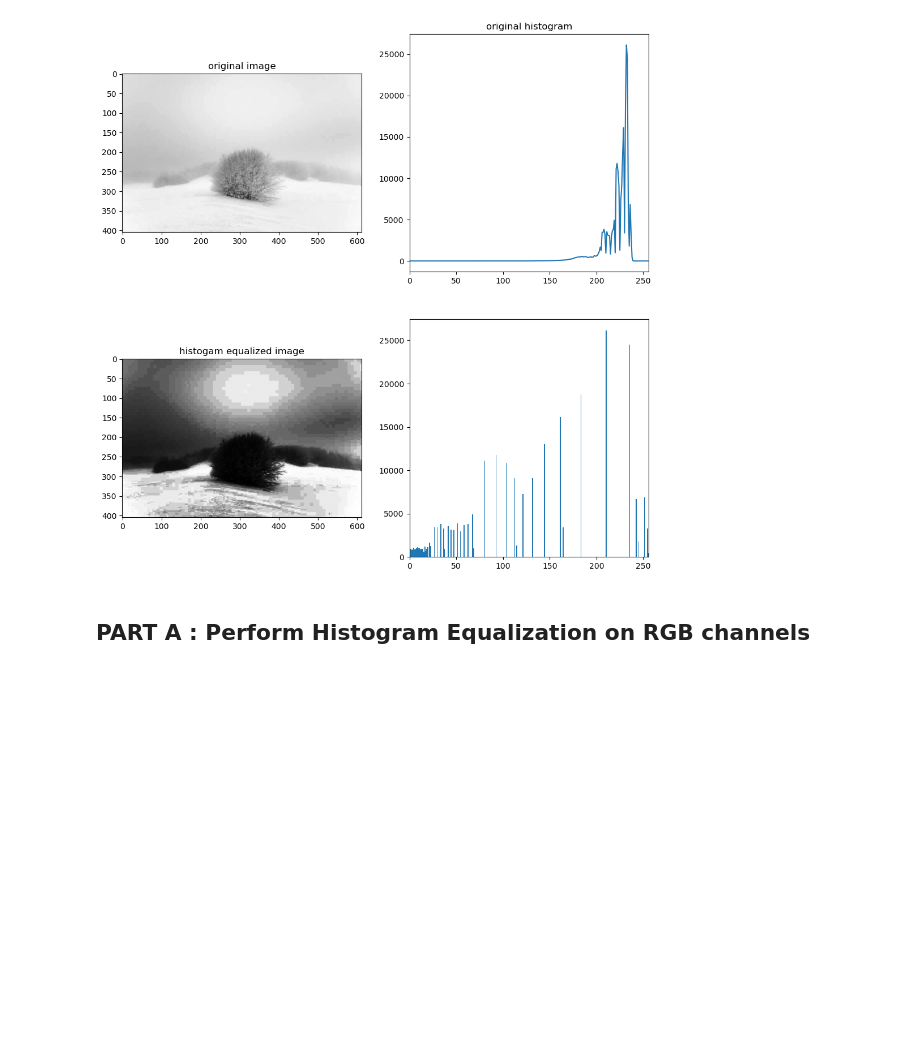
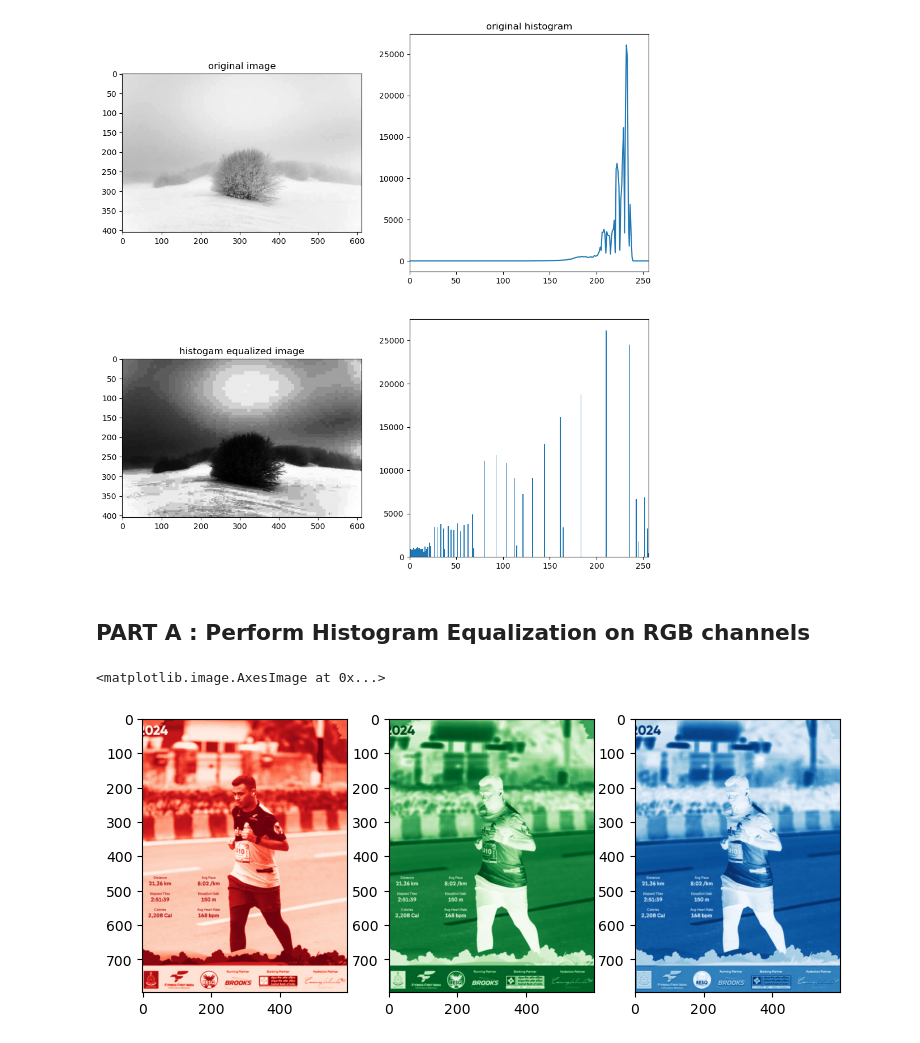
Before and after one commit to ShreyashDhoot/IPPR_coursework, a Jupyter notebook: experiment_2/experiment_2.ipynb, the cells around one changed output. Saved outputs shown, nothing was run; the diff lists cells and outputs as text; code cells hidden in the pictures; blank space fills up the shorter version.

Commit message:
experiment 2

```diff
--- a/experiment_2/experiment_2.ipynb
+++ b/experiment_2/experiment_2.ipynb
@@ -55,3 +55,20 @@ plt.show()
 [figure]
 # %% [markdown]
 ## PART A : Perform Histogram Equalization on RGB channels
+# %%
+image_2=cv2.imread("D:\ippr\experiment_1\image.jpg")
+image_2=cv2.cvtColor(image_2,cv2.COLOR_BGR2RGB)
+# %%
+R=image_2[:,:,0]
+G=image_2[:,:,1]
+B=image_2[:,:,2]
+plt.figure(figsize=(9,12))
+plt.subplot(1,3,1)
+plt.imshow(R,cmap='Reds_r')
+plt.subplot(1,3,2)
+plt.imshow(G,cmap='Greens')
+plt.subplot(1,3,3)
+plt.imshow(B,cmap='Blues')
+# %% [output]
+<matplotlib.image.AxesImage at 0x...>
+[figure, added]
```
Also changed, not shown: parts of 6 cells of this notebook.
